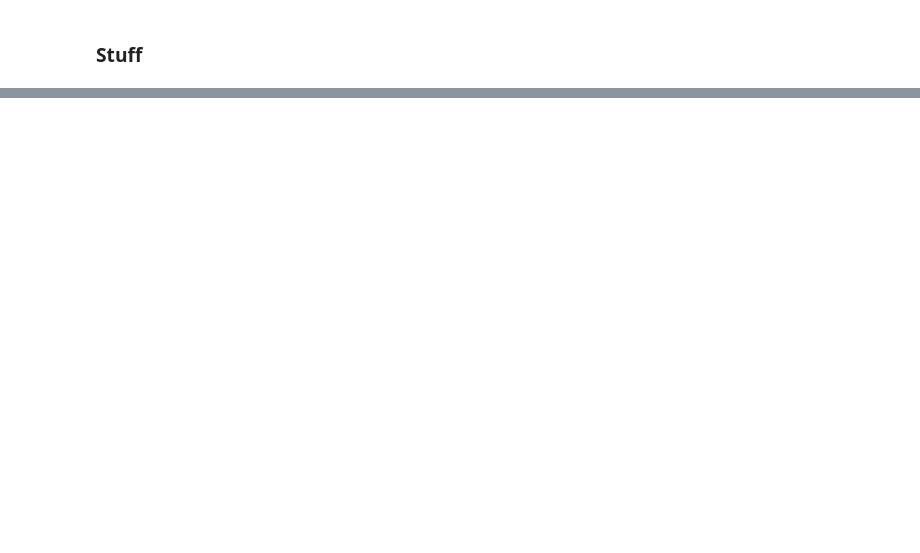
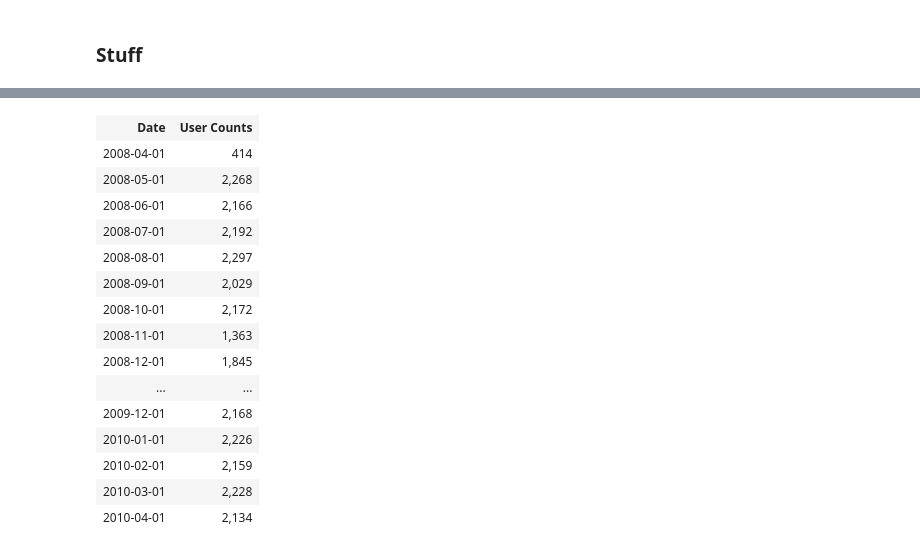
Before and after one commit to seanjh/data-analysis-CM, a Jupyter notebook: BeerDataAnalysis.ipynb, the cells around one changed output, grey strips where cells are left out. Drawn from its saved outputs; the diff is of its cells as text; code cells hidden in the pictures; blank space fills up the shorter version.

```diff
--- a/BeerDataAnalysis.ipynb
+++ b/BeerDataAnalysis.ipynb
@@ -107,6 +120 @@ def moving_average(x, n, type='simple'):
-# %%
-reviews = []
-for i in parse_json('data/reduced_data.txt'):
-    reviews.append(i)
-print 'Total reviews in universe: %d' % len(reviews)
 # %% [markdown]
@@ -188,0 +204,28 @@ axes.fmt_xdata = mdates.DateFormatter('%Y-%m')
+# %%
+users_html = ["""<table>
+<tr>
+<th>Date</th>
+<th>User Counts</th>
+</tr>"""]
+for i in range(len(months)):
+    users_html.append("""<tr><td>%s</td><td>%s</td></tr>""" % (months[i], "{:,}".format(user_counts[i])))
+users_html.append("""</table>""")
+
+h = HTML(''.join(users_html)); h
+# %% [output]
+| Date | User Counts |
+| 2008-04-01 | 414 |
+| 2008-05-01 | 2,268 |
+| 2008-06-01 | 2,166 |
+| 2008-07-01 | 2,192 |
+| 2008-08-01 | 2,297 |
+| 2008-09-01 | 2,029 |
+| 2008-10-01 | 2,172 |
+| 2008-11-01 | 1,363 |
+| 2008-12-01 | 1,845 |
+| ... | ... |
+| 2009-12-01 | 2,168 |
+| 2010-01-01 | 2,226 |
+| 2010-02-01 | 2,159 |
+| 2010-03-01 | 2,228 |
+| 2010-04-01 | 2,134 |
```
Also changed, not shown: parts of 29 cells of this notebook, 2 other files.
